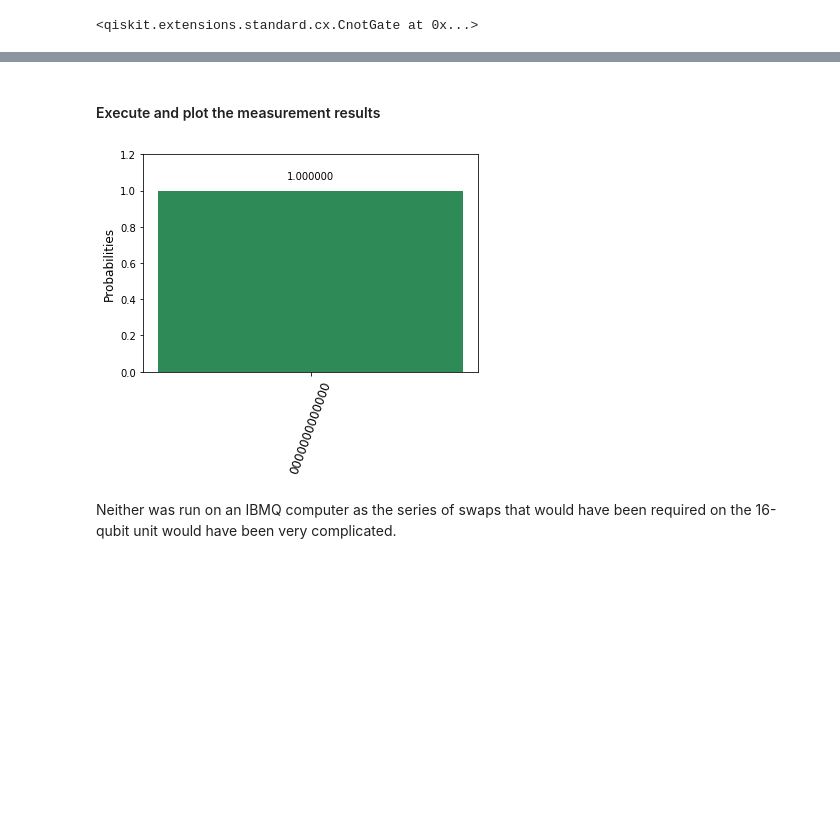
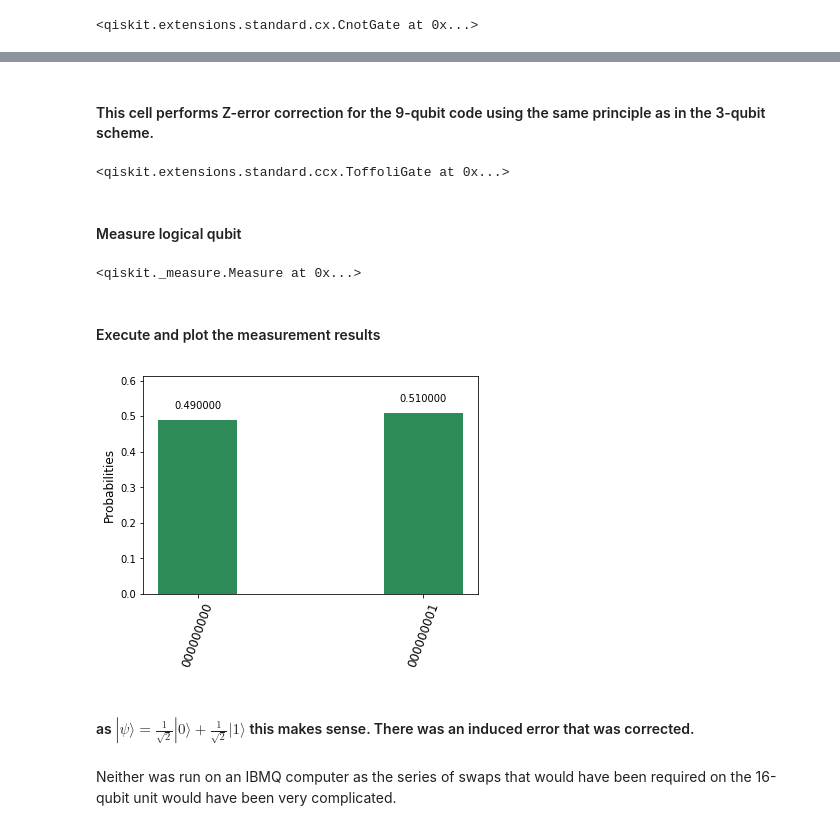
Before and after one commit to philippemnoel/QuantumErrorCorrectionProject, a Jupyter notebook: nine_qubits_QEC_code.ipynb, the cells around one changed output, grey strips where cells are left out. Drawn from its saved outputs; the diff is of its cells as text; code cells hidden in the pictures; blank space fills up the shorter version.

```diff
--- a/nine_qubits_QEC_code.ipynb
+++ b/nine_qubits_QEC_code.ipynb
@@ -209,9 +163,29 @@ SimError9.measure(q[10], c[10])
+# %% [markdown]
+#### This cell performs Z-error correction for the 9-qubit code using the same principle as in the 3-qubit scheme.
+# %%
+SimError9.h(q[0])
+SimError9.h(q[3])
+SimError9.h(q[6])
+
+SimError9.cx(q[0],q[3])
+SimError9.cx(q[0],q[6])
+SimError9.ccx(q[3],q[6],q[0]) # correct
+# %% [output]
+<qiskit.extensions.standard.ccx.ToffoliGate at 0x...>
+# %% [markdown]
+#### Measure logical qubit
+# %%
+SimError9.measure(q[0], c[0])
+# %% [output]
+<qiskit._measure.Measure at 0x...>
 # %% [markdown]
 #### Execute and plot the measurement results
 # %%
-results2 = qp2.execute("SimError9", shots=50)
+results2 = qp2.execute("SimError9", shots=100)
 plot_histogram(results2.get_counts("SimError9"))
 # %% [output]
-[figure, old version]
+[figure, new version]
+# %% [markdown]
+#### as $|\psi\rangle = \frac{1}{\sqrt{2}}|0\rangle + \frac{1}{\sqrt{2}}|1\rangle$ this makes sense. There was an induced error that was corrected.
 # %% [markdown]
 Neither was run on an IBMQ computer as the series of swaps that would have been required on the 16-qubit unit would have been very complicated.
```
Also changed, not shown: parts of 29 cells of this notebook.
